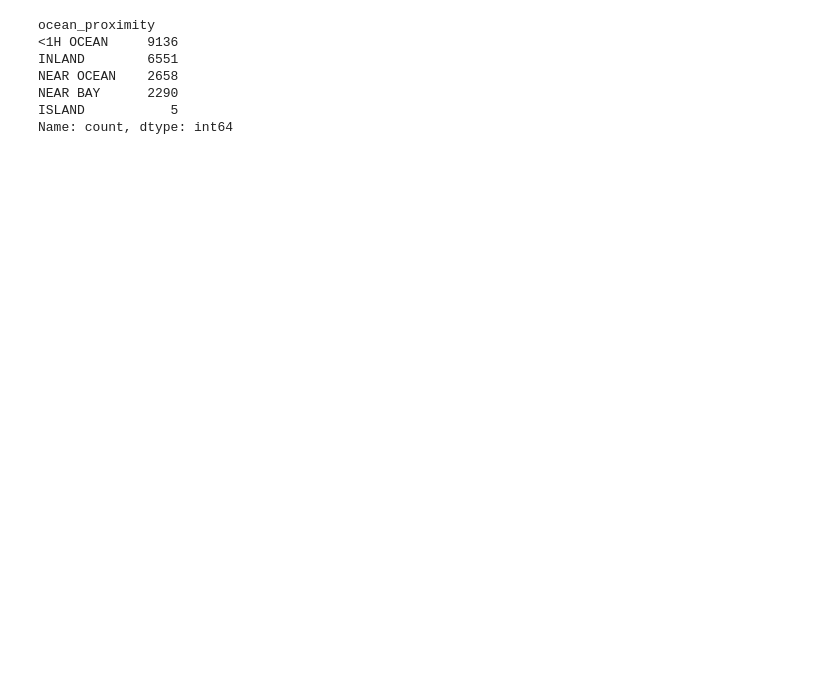
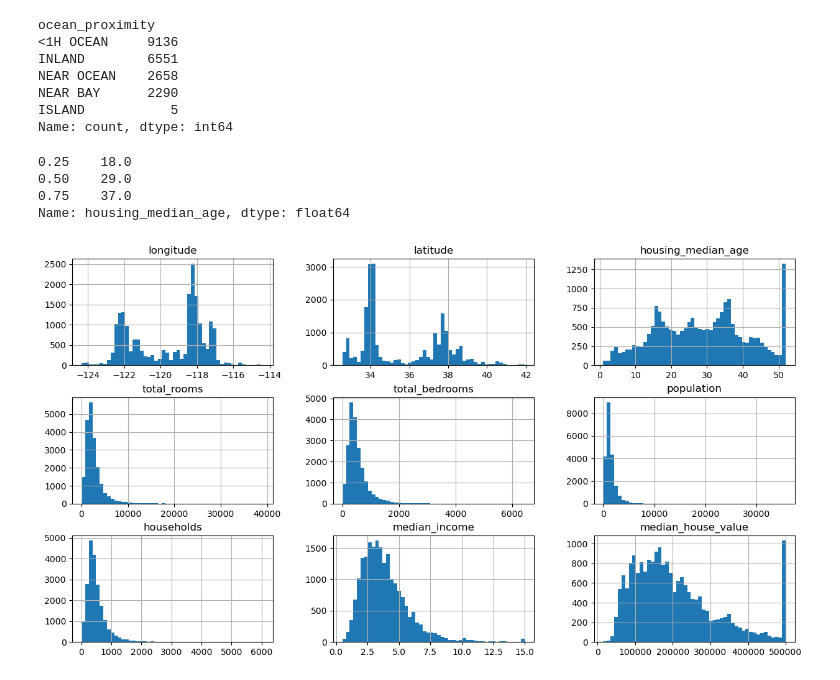
Before and after one commit to JinDai666/Hands-On-ML-Notes, a Jupyter notebook: ch02-end-to-end-ml-project/ch02_end-to-end-ml-project.ipynb, the cells around one changed output. Saved outputs shown, nothing was run; the diff lists cells and outputs as text; code cells hidden in the pictures; blank space fills up the shorter version.

```diff
--- a/ch02-end-to-end-ml-project/ch02_end-to-end-ml-project.ipynb
+++ b/ch02-end-to-end-ml-project/ch02_end-to-end-ml-project.ipynb
@@ -87,3 +119,16 @@ NEAR OCEAN    2658
 NEAR BAY      2290
 ISLAND           5
 Name: count, dtype: int64
+# %%
+housing_full['housing_median_age'].quantile([0.25, 0.5, 0.75])
+# %% [output]
+0.25    18.0
+0.50    29.0
+0.75    37.0
+Name: housing_median_age, dtype: float64
+# %%
+housing_full.hist(bins=50, figsize = (15, 8))
+plt.show()
+# plt.close('all') # Close all open figures to avoid memory issues when running this cell multiple times.
+# %% [output]
+[figure, added]
```
Also changed, not shown: parts of 12 cells of this notebook.
